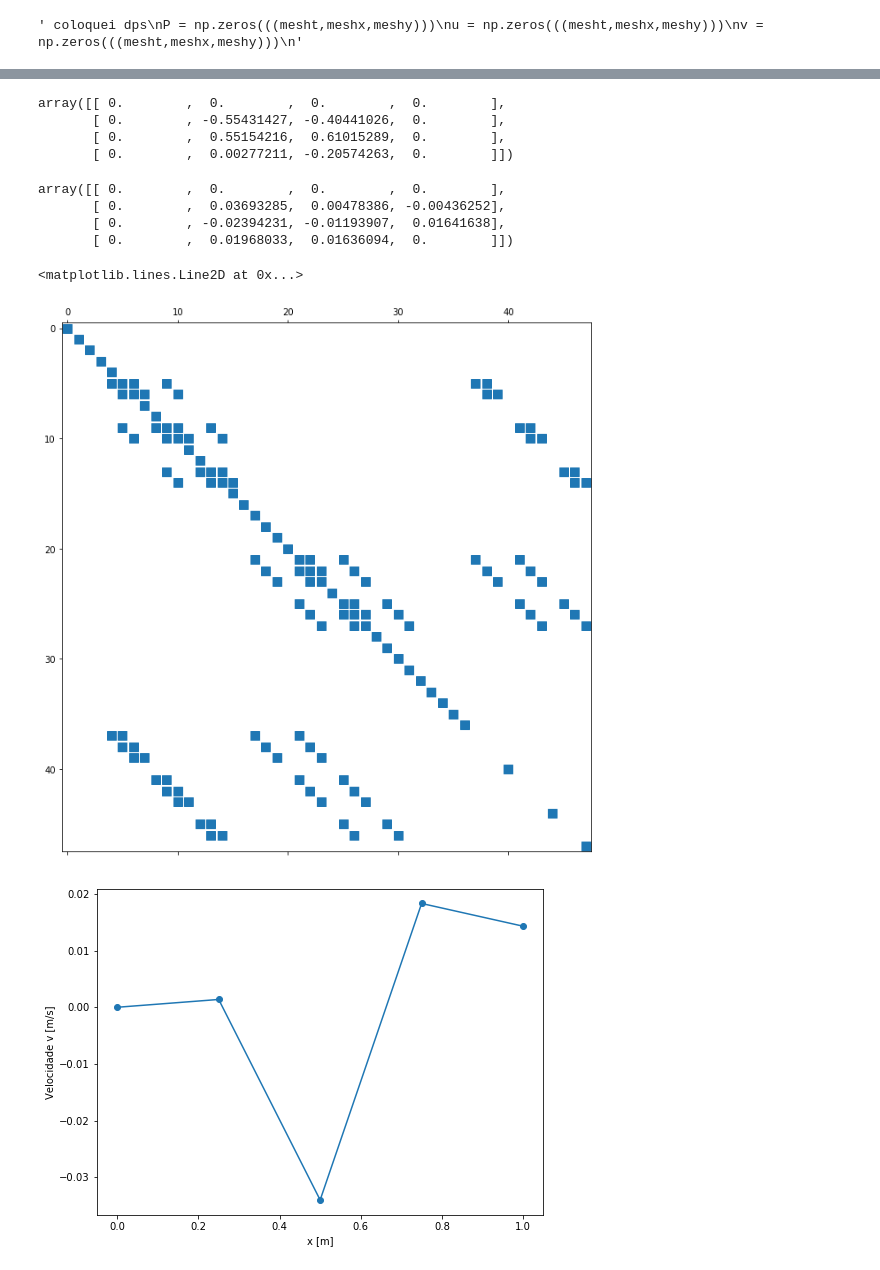
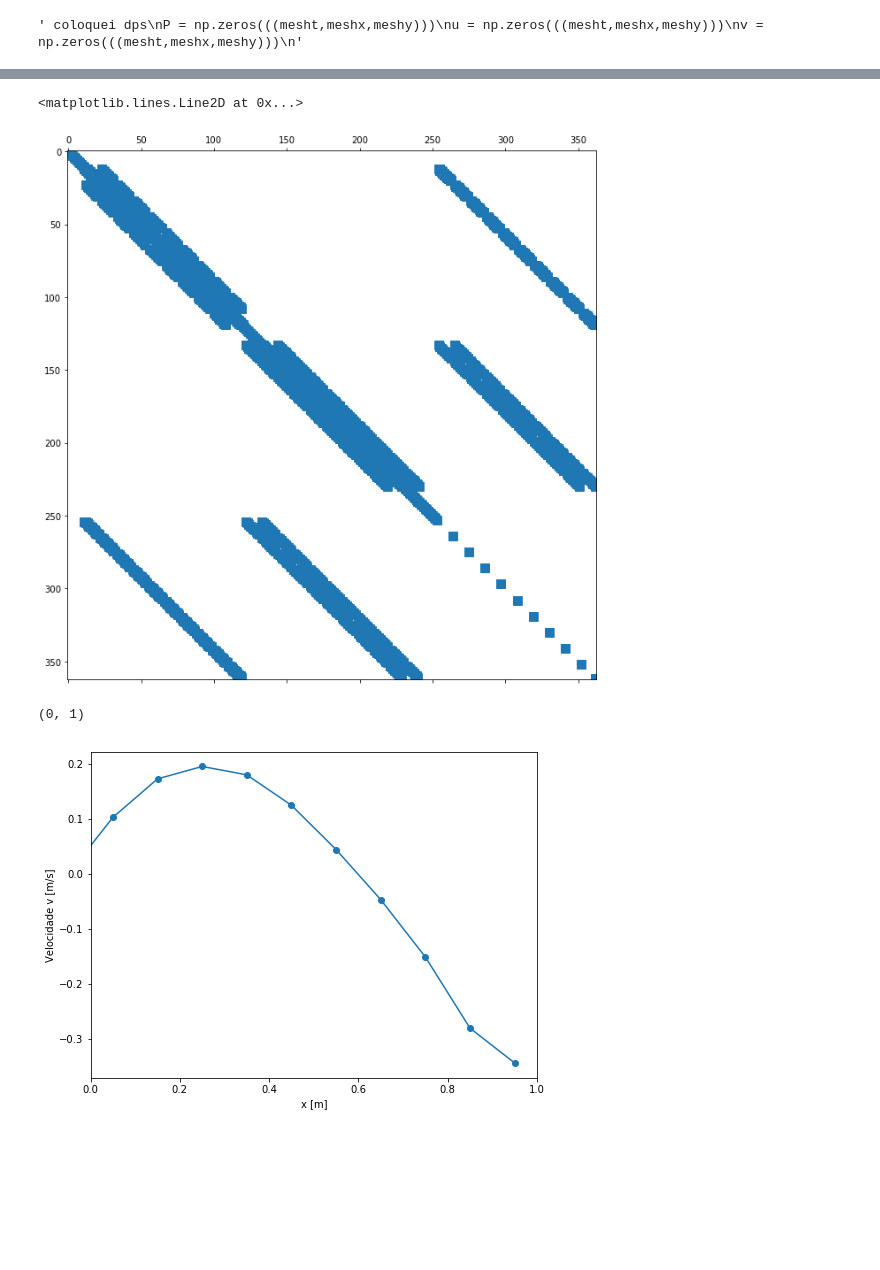
Before and after one commit to gusttavlang/TransComp, a Jupyter notebook: Trabalho 8/Cavidade.ipynb, the cells around one changed output, grey strips where cells are left out. Drawn from its saved outputs; the diff is of its cells as text; code cells hidden in the pictures; blank space fills up the shorter version.

```diff
--- a/Trabalho 8/Cavidade.ipynb
+++ b/Trabalho 8/Cavidade.ipynb
@@ -16,11 +16,11 @@ V = 1
 mu = rho*V*L/Re
 w = 1
 # %%
-meshx = 4
-deltax = L/meshx
+meshx = 11
+deltax = L/(meshx-1)
 
 meshy = meshx
-deltay = L/meshy
+deltay = L/(meshy-1)
 
 mesht = 2 #para o primeiro tempo as velocidades e a pressão são zero
 deltat = 1e50
@@ -87,7 +87,7 @@ u_antigo = np.zeros((meshx,meshy))
 v_antigo = np.zeros((meshx,meshy))
 P_antigo = np.zeros((meshx,meshy))
 
-eps = 1e-4
+eps = 1e-8
 erro = 1
 for t in range(1,mesht):
     iteracoes = 0
@@ -96,18 +96,22 @@ for t in range(1,mesht):
         v_antigo[:,:] = v[t,:,:]
         P_antigo[:,:] = P[t,:,:]
 
-        for y in range(1,meshy-1):
+        for y in range(1,meshy):
             for x in range(1,meshx-1):
                 Me_u[x,y] = rho*(u[t,x,y]+u[t,x+1,y])/2*deltay*w
                 Mw_u[x,y] = rho*(u[t,x,y]+u[t,x-1,y])/2*deltay*w
-                Mn_u[x,y] = rho*(v[t,x,y]+v[t,x,y+1])/2*deltax*w
+                Mn_u[x,y] = rho*(v[t,x,y]+v[t,x+1,y])/2*deltax*w
                 Ms_u[x,y] = rho*(v[t,x,y-1]+v[t,x+1,y-1])/2*deltax*w
 
+        for y in range(1,meshy-1):
+            for x in range(1,meshx):
                 Me_v[x,y] = rho*(u[t,x,y]+u[t,x,y+1])/2*deltay*w
                 Mw_v[x,y] = rho*(u[t,x-1,y+1]+u[t,x-1,y])/2*deltay*w
                 Mn_v[x,y] = rho*(v[t,x,y]+v[t,x,y+1])/2*deltax*w
                 Ms_v[x,y] = rho*(v[t,x,y]+v[t,x,y-1])/2*deltax*w
 
+        for y in range(1,meshy-1):
+            for x in range(1,meshx-1):
                 ae_u[x,y] = De_u - Me_u[x,y]/2
                 aw_u[x,y] = Dw_u + Mw_u[x,y]/2
                 an_u[x,y] = Dn_u - Mn_u[x,y]/2
@@ -142,7 +146,7 @@ for t in range(1,mesht):
             as_u[x,meshy-1] = Ds_u +Ms_u[x,meshy-1]/2
             ap0_u[x,meshy-1] = Mp/deltat
             b_u[x,meshy-1] = ap0_u[x,meshy-1]*u[t-1,x,meshy-1] + 2*Dn_u*V
-            ap_u[x,meshy-1] = ae_u[x,meshy-1] + aw_u[x,meshy-1] + an_u[x,meshy-1] + as_u[x,meshy-1] + ap0_u[x,meshy-1] +2*Ds_u
+            ap_u[x,meshy-1] = ae_u[x,meshy-1] + aw_u[x,meshy-1] + as_u[x,meshy-1] + ap0_u[x,meshy-1] +2*Dn_u
 
         #face sul ficticia -> não importa os valores de u
         for x in range(meshx):
@@ -194,7 +198,7 @@ for t in range(1,mesht):
             as_v[meshx-1,y] = Ds_v + Ms_v[meshx-1,y]/2
             ap0_v[meshx-1,y] = Mp/deltat
             b_v[meshx-1,y] = ap0_v[1,y]*v[t-1,meshx-1,y]
-            ap_v[meshx-1,y] = ae_v[meshx-1,y] + aw_v[meshx-1,y] + an_v[meshx-1,y] + as_v[meshx-1,y] + ap0_v[meshx-1,y] + 2*De_v
+            ap_v[meshx-1,y] = aw_v[meshx-1,y] + an_v[meshx-1,y] + as_v[meshx-1,y] + ap0_v[meshx-1,y] + 2*De_v
         ##Fim CC para C.Q.M. em y
 
         #Montando a matriz de coef
@@ -234,13 +238,13 @@ for t in range(1,mesht):
                 if (cont < 2*meshx*meshy - meshx):
                     Matrix_coef_A[cont,cont+meshx] = -an_v[x,y]
                 if (cont > meshx*meshy + meshx-1):
-                    Matrix_coef_A[cont,cont-meshx] = as_v[x,y]
+                    Matrix_coef_A[cont,cont-meshx] = -as_v[x,y]
                 Matrix_coef_B[cont,0] = b_v[x,y]
                 #6º quadrante
                 if (x != 0) and (y != 0) and (y != meshy-1):
-                    Matrix_coef_A[cont, cont + meshx*meshy] = w*deltax
+                    Matrix_coef_A[cont, cont + meshx*meshy] = -w*deltax
                     if (cont < 2*meshx*meshy-meshx):
-                        Matrix_coef_A[cont, cont + meshx*meshy+meshx] = -w*deltax
+                        Matrix_coef_A[cont, cont + meshx*meshy+meshx] = w*deltax
                 cont += 1
 
         #7º quadrante
@@ -291,7 +295,7 @@ for t in range(1,mesht):
         erro_P = (P[t,:,:] - P_antigo[:,:])
         erro = max(abs(erro_u.max()),abs(erro_v.max()),abs(erro_P.max()))
         iteracoes += 1
-        print(iteracoes)
-        if (iteracoes == 500):
+        print(str(iteracoes) +' - '+ str(erro))
+        if (iteracoes ==1000):
             erro = 0 #mudar dps
 # %% [output]
@@ -326,17 +319,3 @@ array([[ 0.        ,  0.        ,  0.        ,  0.        ],
-# %%
-erro_v
-# %% [output]
-array([[ 0.        ,  0.        ,  0.        ,  0.        ],
-       [ 0.        , -0.55431427, -0.40441026,  0.        ],
-       [ 0.        ,  0.55154216,  0.61015289,  0.        ],
-       [ 0.        ,  0.00277211, -0.20574263,  0.        ]])
-# %%
-erro_P
-# %% [output]
-array([[ 0.        ,  0.        ,  0.        ,  0.        ],
-       [ 0.        ,  0.03693285,  0.00478386, -0.00436252],
-       [ 0.        , -0.02394231, -0.01193907,  0.01641638],
-       [ 0.        ,  0.01968033,  0.01636094,  0.        ]])
 # %%
 %matplotlib inline
 M = sps.csr_matrix(Matrix_coef_A)
@@ -344,19 +323,20 @@ fig, ax = pltt.subplots(figsize=(11,11))
 ax.spy(M)
 # %% [output]
 <matplotlib.lines.Line2D at 0x...>
-[figure, old version]
+[figure, new version]
 # %%
 %matplotlib inline
 fig = plt.figure(figsize=(8,6))
 axis = fig.add_subplot(111)
 
-axis.plot(x_plot+deltax/2,v[1,:,(meshx-1)/2],marker='o')
+axis.plot(x_plot,v[1,:,(meshy-1)/2],marker='o')
 
 axis.set_ylabel('Velocidade v [m/s]')
 axis.set_xlabel('x [m]')
 axis.set_title('')
-axis.legend(bbox_to_anchor=(1.05, 1), loc=2, borderaxespad=0.)
+#axis.legend(bbox_to_anchor=(1.05, 1), loc=2, borderaxespad=0.)
 #axis.set_ylim(30,100)
-#axis.set_xlim(-0.05,0.45)
+axis.set_xlim(0,1)
 # %% [output]
+(0, 1)
-[figure, old version]
+[figure, new version]
```
Also changed, not shown: parts of 9 cells of this notebook, 2 other files.
